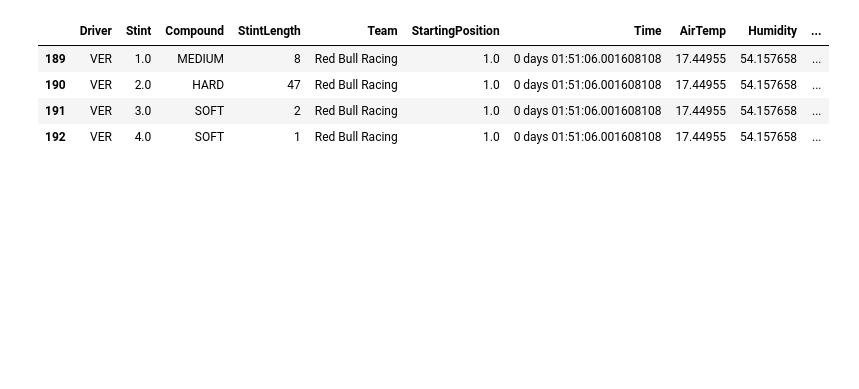
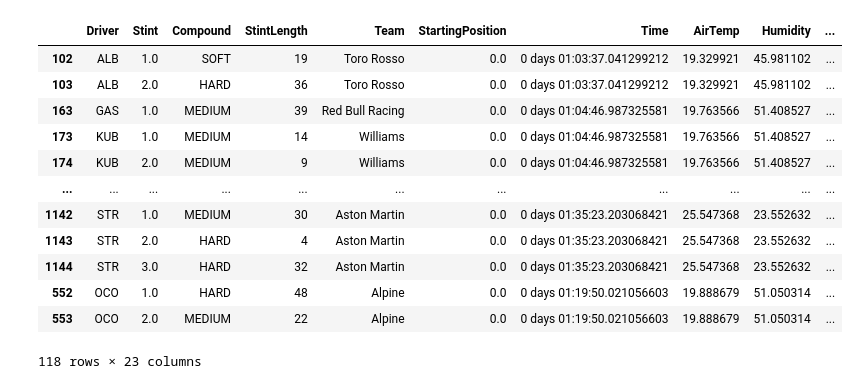
Before and after one commit to Rafa-Russo/race-engineer, a Jupyter notebook: experiments/dataset.ipynb, the cells around one changed output. Saved outputs shown, nothing was run; the diff lists cells and outputs as text; code cells hidden in the pictures; blank space fills up the shorter version.

```diff
--- a/experiments/dataset.ipynb
+++ b/experiments/dataset.ipynb
@@ -486,8 +564,19 @@ stints
-# %%
-stints[(stints['Year'] == 2023) & (stints['Circuit'] == 'Australian Grand Prix') & (stints['Driver'] == 'VER')]
-# %% [output]
-|  | Driver | Stint | Compound | StintLength | Team | StartingPosition | Time | AirTemp | Humidity | ... |
-| 189 | VER | 1.0 | MEDIUM | 8 | Red Bull Racing | 1.0 | 0 days 01:51:06.001608108 | 17.44955 | 54.157658 | ... |
-| 190 | VER | 2.0 | HARD | 47 | Red Bull Racing | 1.0 | 0 days 01:51:06.001608108 | 17.44955 | 54.157658 | ... |
-| 191 | VER | 3.0 | SOFT | 2 | Red Bull Racing | 1.0 | 0 days 01:51:06.001608108 | 17.44955 | 54.157658 | ... |
-| 192 | VER | 4.0 | SOFT | 1 | Red Bull Racing | 1.0 | 0 days 01:51:06.001608108 | 17.44955 | 54.157658 | ... |
+# %%
+#TODO: Investigar posição de largada 0
+# stints['StartingPosition'] = stints['StartingPosition'].replace(0, np.nan)
+problema_pos_larg = stints[stints['StartingPosition'] == 0]
+problema_pos_larg
+# %% [output]
+|  | Driver | Stint | Compound | StintLength | Team | StartingPosition | Time | AirTemp | Humidity | ... |
+| 102 | ALB | 1.0 | SOFT | 19 | Toro Rosso | 0.0 | 0 days 01:03:37.041299212 | 19.329921 | 45.981102 | ... |
+| 103 | ALB | 2.0 | HARD | 36 | Toro Rosso | 0.0 | 0 days 01:03:37.041299212 | 19.329921 | 45.981102 | ... |
+| 163 | GAS | 1.0 | MEDIUM | 39 | Red Bull Racing | 0.0 | 0 days 01:04:46.987325581 | 19.763566 | 51.408527 | ... |
+| 173 | KUB | 1.0 | MEDIUM | 14 | Williams | 0.0 | 0 days 01:04:46.987325581 | 19.763566 | 51.408527 | ... |
+| 174 | KUB | 2.0 | MEDIUM | 9 | Williams | 0.0 | 0 days 01:04:46.987325581 | 19.763566 | 51.408527 | ... |
+| ... | ... | ... | ... | ... | ... | ... | ... | ... | ... | ... |
+| 1142 | STR | 1.0 | MEDIUM | 30 | Aston Martin | 0.0 | 0 days 01:35:23.203068421 | 25.547368 | 23.552632 | ... |
+| 1143 | STR | 2.0 | HARD | 4 | Aston Martin | 0.0 | 0 days 01:35:23.203068421 | 25.547368 | 23.552632 | ... |
+| 1144 | STR | 3.0 | HARD | 32 | Aston Martin | 0.0 | 0 days 01:35:23.203068421 | 25.547368 | 23.552632 | ... |
+| 552 | OCO | 1.0 | HARD | 48 | Alpine | 0.0 | 0 days 01:19:50.021056603 | 19.888679 | 51.050314 | ... |
+| 553 | OCO | 2.0 | MEDIUM | 22 | Alpine | 0.0 | 0 days 01:19:50.021056603 | 19.888679 | 51.050314 | ... |
+118 rows × 23 columns
```
Also changed, not shown: parts of 33 cells of this notebook, 6 other files.
